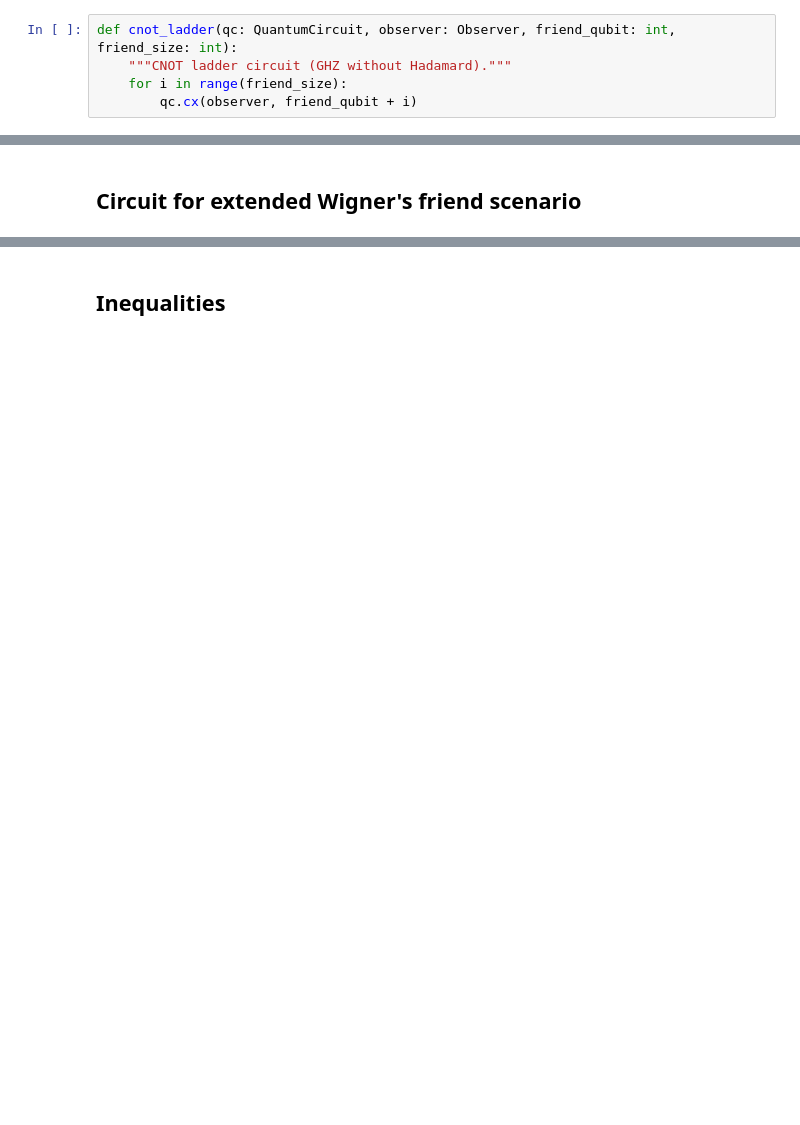
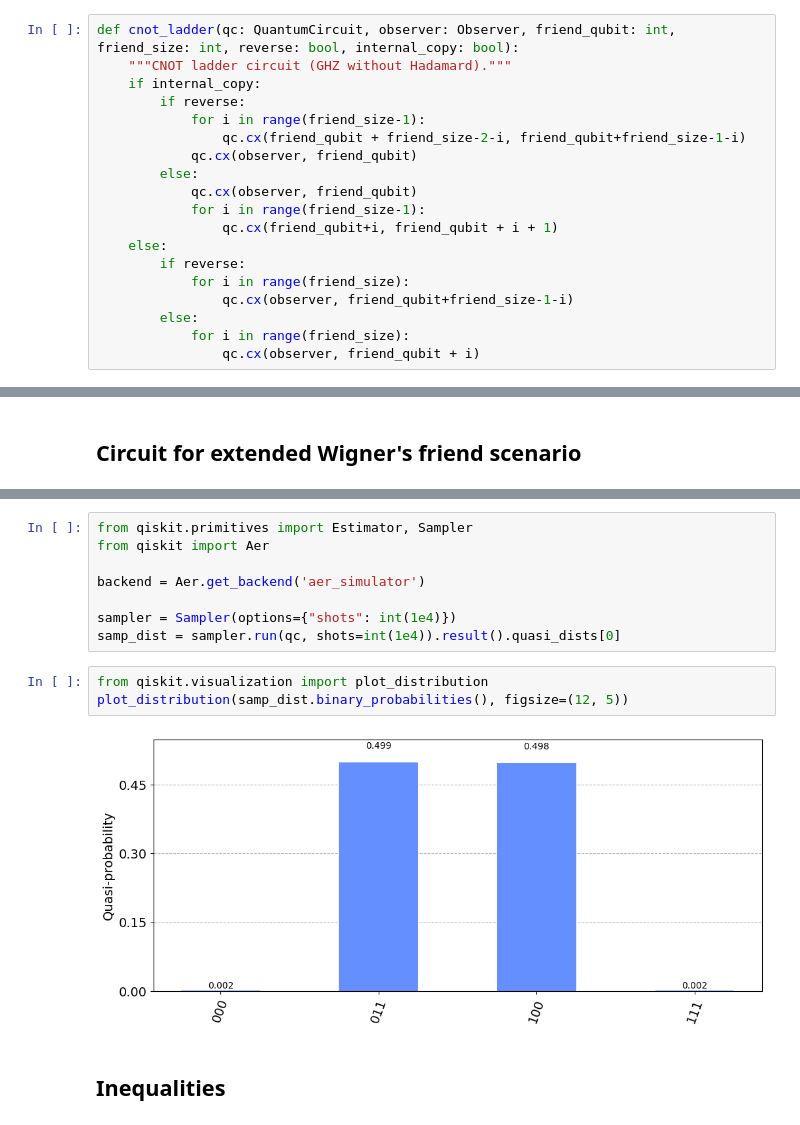
Before and after one commit to unitaryfund/wigners_friend, a Jupyter notebook: notebooks/ewfs_measurements.ipynb, the cells around one changed output, grey strips where cells are left out. Saved outputs shown, nothing was run; the diff lists cells and outputs as text; blank space fills up the shorter version.

```diff
--- a/notebooks/ewfs_measurements.ipynb
+++ b/notebooks/ewfs_measurements.ipynb
@@ -170,9 +170,23 @@ print(qiskit.Aer.get_backend("statevector_simulator").run(circuit).result().get_
 # %% [markdown]
 ## CNOT ladder circuit
 # %%
-def cnot_ladder(qc: QuantumCircuit, observer: Observer, friend_qubit: int, friend_size: int):
+def cnot_ladder(qc: QuantumCircuit, observer: Observer, friend_qubit: int, friend_size: int, reverse: bool, internal_copy: bool):
     """CNOT ladder circuit (GHZ without Hadamard)."""
-    for i in range(friend_size):
-        qc.cx(observer, friend_qubit + i)
+    if internal_copy:
+        if reverse:
+            for i in range(friend_size-1):
+                qc.cx(friend_qubit + friend_size-2-i, friend_qubit+friend_size-1-i)
+            qc.cx(observer, friend_qubit)
+        else:
+            qc.cx(observer, friend_qubit)
+            for i in range(friend_size-1):
+                qc.cx(friend_qubit+i, friend_qubit + i + 1)
+    else:
+        if reverse:
+            for i in range(friend_size):
+                qc.cx(observer, friend_qubit+friend_size-1-i)
+        else:
+            for i in range(friend_size):
+                qc.cx(observer, friend_qubit + i)
 # %%
 circuit = QuantumCircuit(CIRCUIT_SIZE, MEAS_SIZE)
@@ -257,3 +290,16 @@ qc.draw("mpl")
+# %%
+from qiskit.primitives import Estimator, Sampler
+from qiskit import Aer
+
+backend = Aer.get_backend('aer_simulator')
+
+sampler = Sampler(options={"shots": int(1e4)})
+samp_dist = sampler.run(qc, shots=int(1e4)).result().quasi_dists[0]
+# %%
+from qiskit.visualization import plot_distribution
+plot_distribution(samp_dist.binary_probabilities(), figsize=(12, 5))
+# %% [output]
+[figure, added]
 # %% [markdown]
 ## Inequalities
 # %%
```
Also changed, not shown: parts of 13 cells of this notebook.
